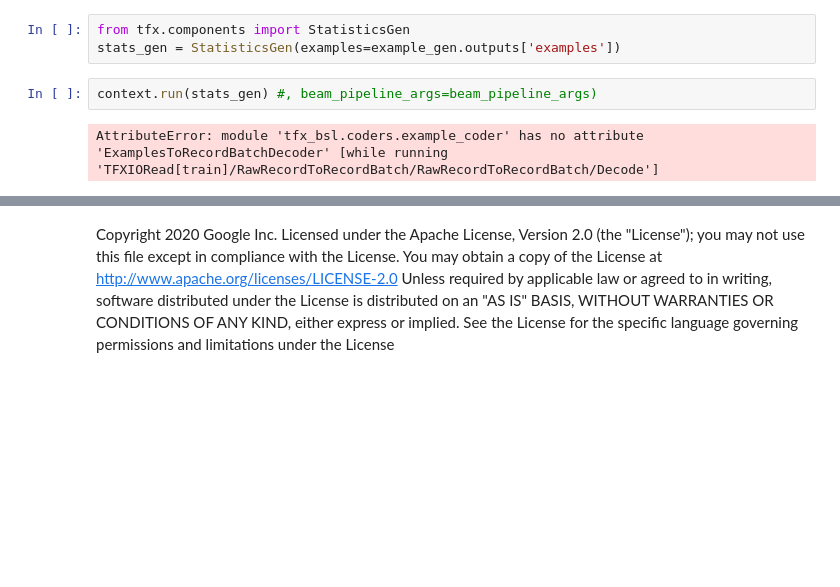
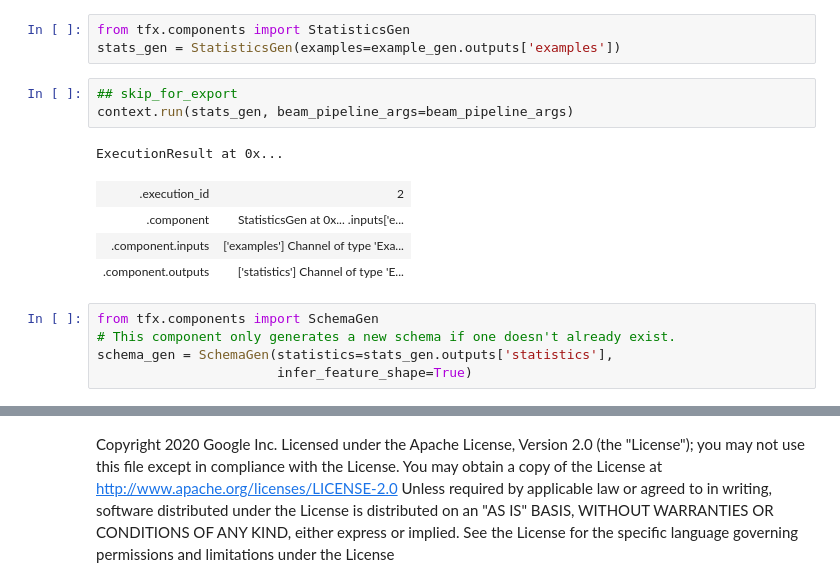
Before and after one commit to GoogleCloudPlatform/ml-design-patterns, a Jupyter notebook: 06_reproducibility/storm_reports/similar_reports.ipynb, the cells around one changed output, grey strips where cells are left out. Drawn from its saved outputs; the diff is of its cells as text; blank space fills up the shorter version.

```diff
--- a/06_reproducibility/storm_reports/similar_reports.ipynb
+++ b/06_reproducibility/storm_reports/similar_reports.ipynb
@@ -212,6 +216,16 @@ Let's generate statistics from the data
 from tfx.components import StatisticsGen
 stats_gen = StatisticsGen(examples=example_gen.outputs['examples'])
 # %%
-context.run(stats_gen) #, beam_pipeline_args=beam_pipeline_args)
+## skip_for_export
+context.run(stats_gen, beam_pipeline_args=beam_pipeline_args)
 # %% [output]
-AttributeError: module 'tfx_bsl.coders.example_coder' has no attribute 'ExamplesToRecordBatchDecoder' [while running 'TFXIORead[train]/RawRecordToRecordBatch/RawRecordToRecordBatch/Decode']
+ExecutionResult at 0x...
+| .execution_id | 2 |
+| .component | StatisticsGen at 0x... .inputs['e... |
+| .component.inputs | ['examples'] Channel of type 'Exa... |
+| .component.outputs | ['statistics'] Channel of type 'E... |
+# %%
+from tfx.components import SchemaGen
+# This component only generates a new schema if one doesn't already exist.
+schema_gen = SchemaGen(statistics=stats_gen.outputs['statistics'],
+                       infer_feature_shape=True)
```
Also changed, not shown: parts of 19 cells of this notebook.
